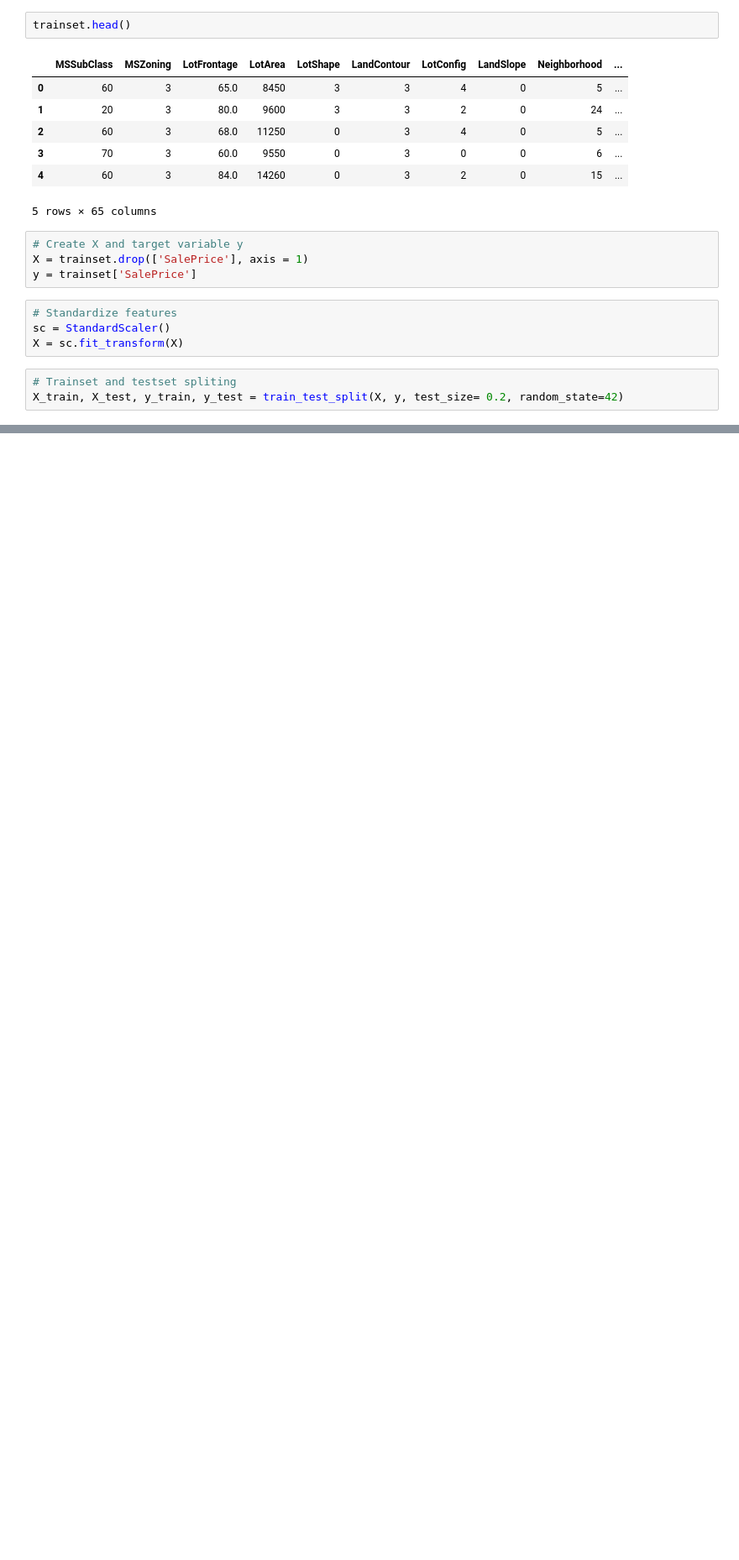
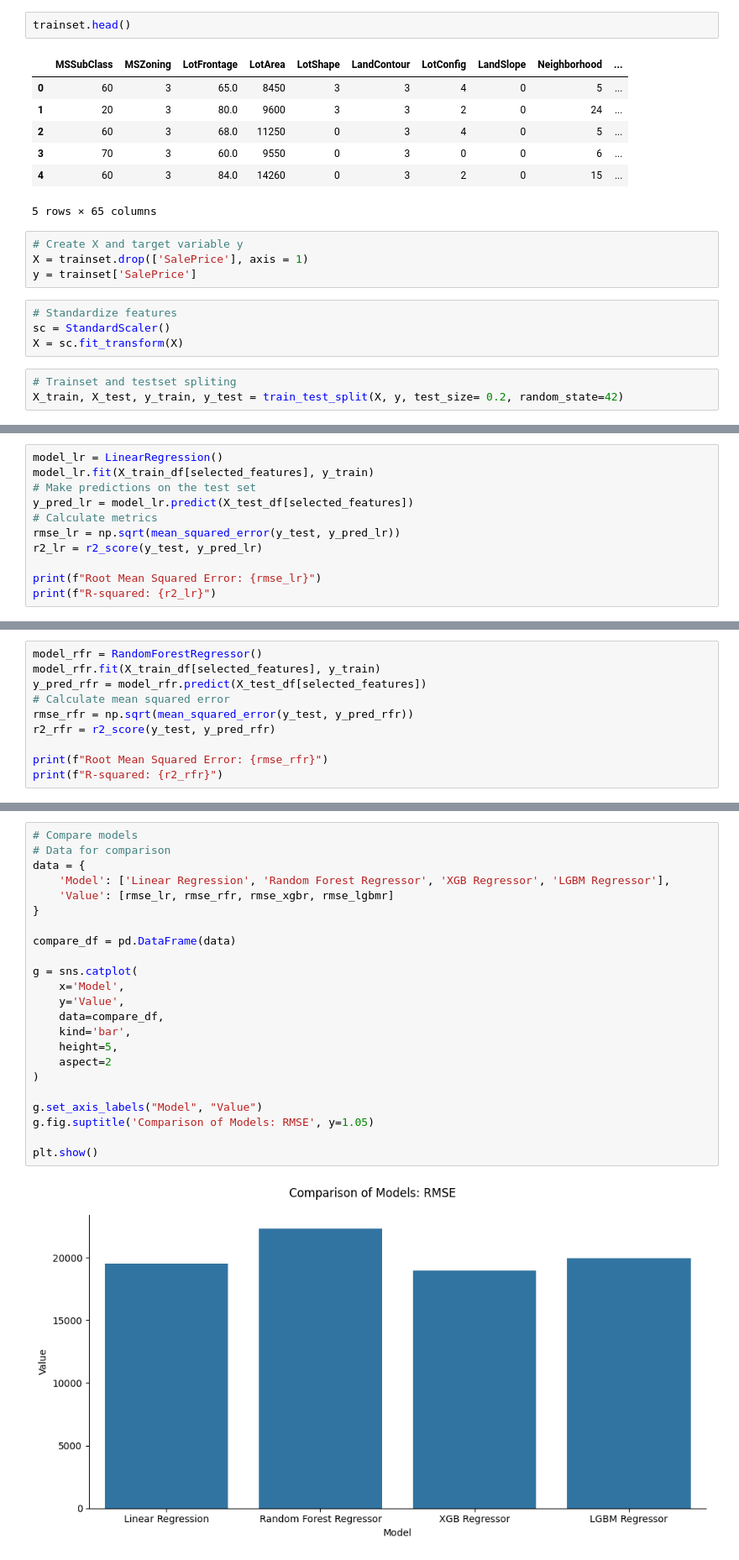
Before and after one commit to huangchao2528/Projects, a Jupyter notebook: House Price/HousePrice.ipynb, the cells around one changed output, grey strips where cells are left out. Shown at 84% size. Drawn from its saved outputs; the diff is of its cells as text; blank space fills up the shorter version.

```diff
--- a/House Price/HousePrice.ipynb
+++ b/House Price/HousePrice.ipynb
@@ -218,0 +308,11 @@ X_train, X_test, y_train, y_test = train_test_split(X, y, test_size= 0.2, random
+# %%
+model_lr = LinearRegression()
+model_lr.fit(X_train_df[selected_features], y_train)
+# Make predictions on the test set
+y_pred_lr = model_lr.predict(X_test_df[selected_features])
+# Calculate metrics
+rmse_lr = np.sqrt(mean_squared_error(y_test, y_pred_lr))
+r2_lr = r2_score(y_test, y_pred_lr)
+
+print(f"Root Mean Squared Error: {rmse_lr}")
+print(f"R-squared: {r2_lr}")
@@ -218,0 +322,10 @@ X_train, X_test, y_train, y_test = train_test_split(X, y, test_size= 0.2, random
+# %%
+model_rfr = RandomForestRegressor()
+model_rfr.fit(X_train_df[selected_features], y_train)
+y_pred_rfr = model_rfr.predict(X_test_df[selected_features])
+# Calculate mean squared error
+rmse_rfr = np.sqrt(mean_squared_error(y_test, y_pred_rfr))
+r2_rfr = r2_score(y_test, y_pred_rfr)
+
+print(f"Root Mean Squared Error: {rmse_rfr}")
+print(f"R-squared: {r2_rfr}")
@@ -218,0 +452,25 @@ X_train, X_test, y_train, y_test = train_test_split(X, y, test_size= 0.2, random
+# %%
+# Compare models
+# Data for comparison
+data = {
+    'Model': ['Linear Regression', 'Random Forest Regressor', 'XGB Regressor', 'LGBM Regressor'],
+    'Value': [rmse_lr, rmse_rfr, rmse_xgbr, rmse_lgbmr]
+}
+
+compare_df = pd.DataFrame(data)
+
+g = sns.catplot(
+    x='Model',
+    y='Value',
+    data=compare_df,
+    kind='bar',
+    height=5,
+    aspect=2
+)
+
+g.set_axis_labels("Model", "Value")
+g.fig.suptitle('Comparison of Models: RMSE', y=1.05)
+
+plt.show()
+# %% [output]
+[figure, added]
```
Also changed, not shown: parts of 13 cells of this notebook, 1 other file.
